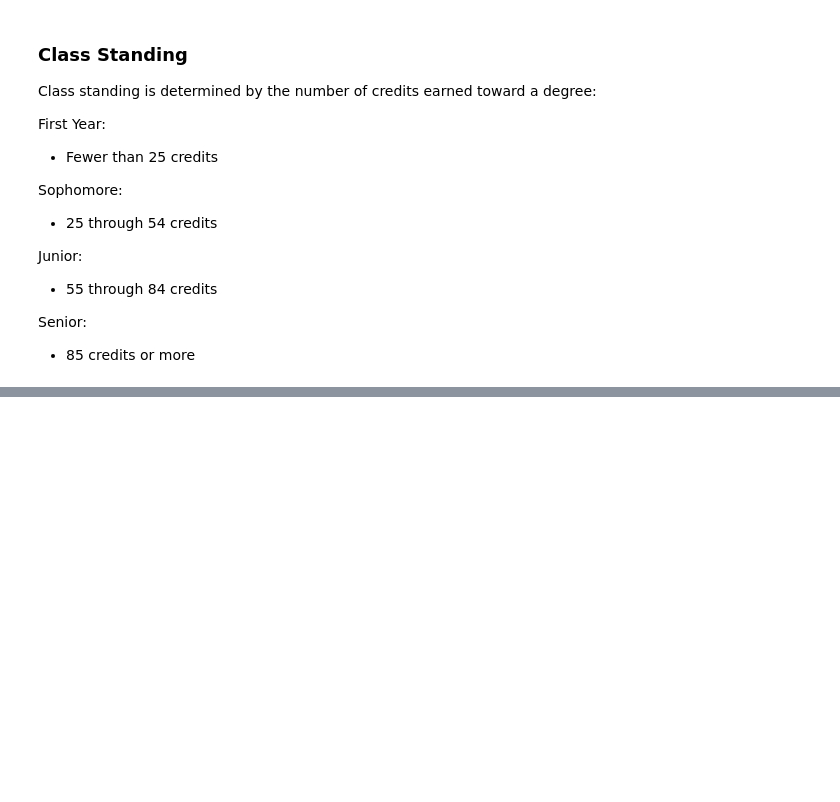
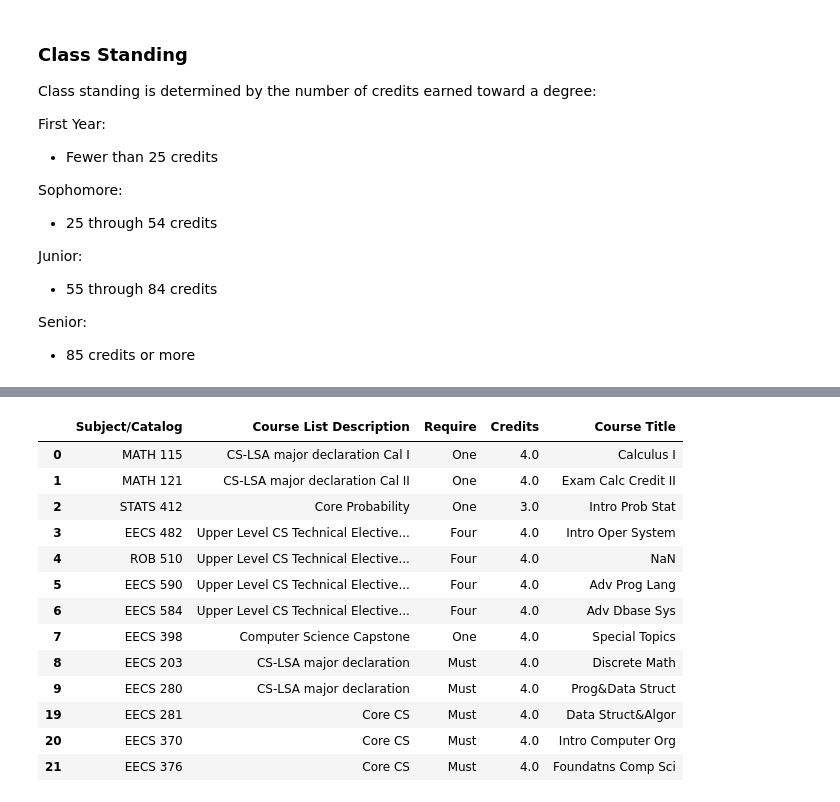
Before and after one commit to yessie-kim/classeek, a Jupyter notebook: User profile/CS requirement/generate_cs_student.ipynb, the cells around one changed output, grey strips where cells are left out. Saved outputs shown, nothing was run; the diff lists cells and outputs as text; code cells hidden in the pictures; blank space fills up the shorter version.

```diff
--- a/User profile/CS requirement/CS cleaning.ipynb
+++ b/User profile/CS requirement/generate_cs_student.ipynb
@@ -257,0 +205,17 @@ require
+# %%
+students[40]
+# %% [output]
+|  | Subject/Catalog | Course List Description | Require | Credits | Course Title |
+| 0 | MATH 115 | CS-LSA major declaration Cal I | One | 4.0 | Calculus I |
+| 1 | MATH 121 | CS-LSA major declaration Cal II | One | 4.0 | Exam Calc Credit II |
+| 2 | STATS 412 | Core Probability | One | 3.0 | Intro Prob Stat |
+| 3 | EECS 482 | Upper Level CS Technical Elective... | Four | 4.0 | Intro Oper System |
+| 4 | ROB 510 | Upper Level CS Technical Elective... | Four | 4.0 | NaN |
+| 5 | EECS 590 | Upper Level CS Technical Elective... | Four | 4.0 | Adv Prog Lang |
+| 6 | EECS 584 | Upper Level CS Technical Elective... | Four | 4.0 | Adv Dbase Sys |
+| 7 | EECS 398 | Computer Science Capstone | One | 4.0 | Special Topics |
+| 8 | EECS 203 | CS-LSA major declaration | Must | 4.0 | Discrete Math |
+| 9 | EECS 280 | CS-LSA major declaration | Must | 4.0 | Prog&Data Struct |
+| 19 | EECS 281 | Core CS | Must | 4.0 | Data Struct&Algor |
+| 20 | EECS 370 | Core CS | Must | 4.0 | Intro Computer Org |
+| 21 | EECS 376 | Core CS | Must | 4.0 | Foundatns Comp Sci |
```
Also changed, not shown: parts of 23 cells of this notebook.
